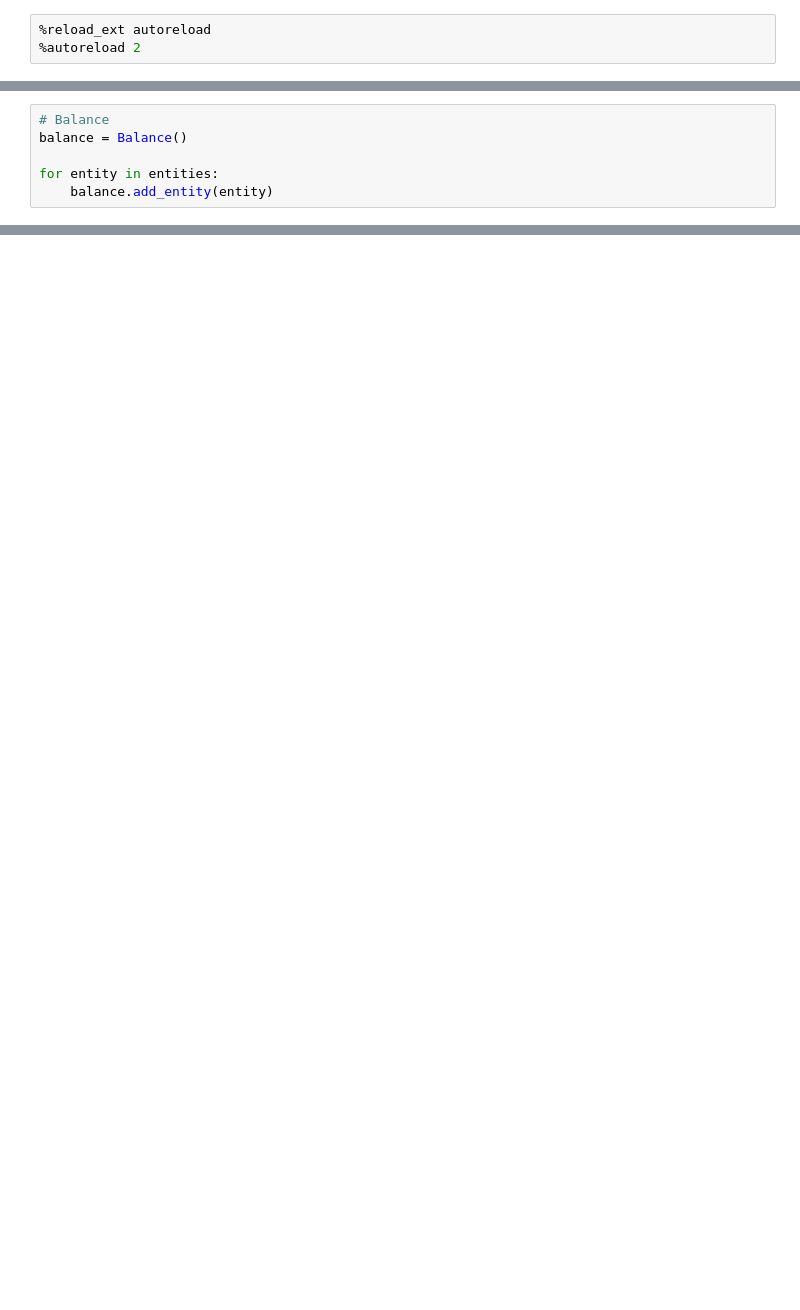
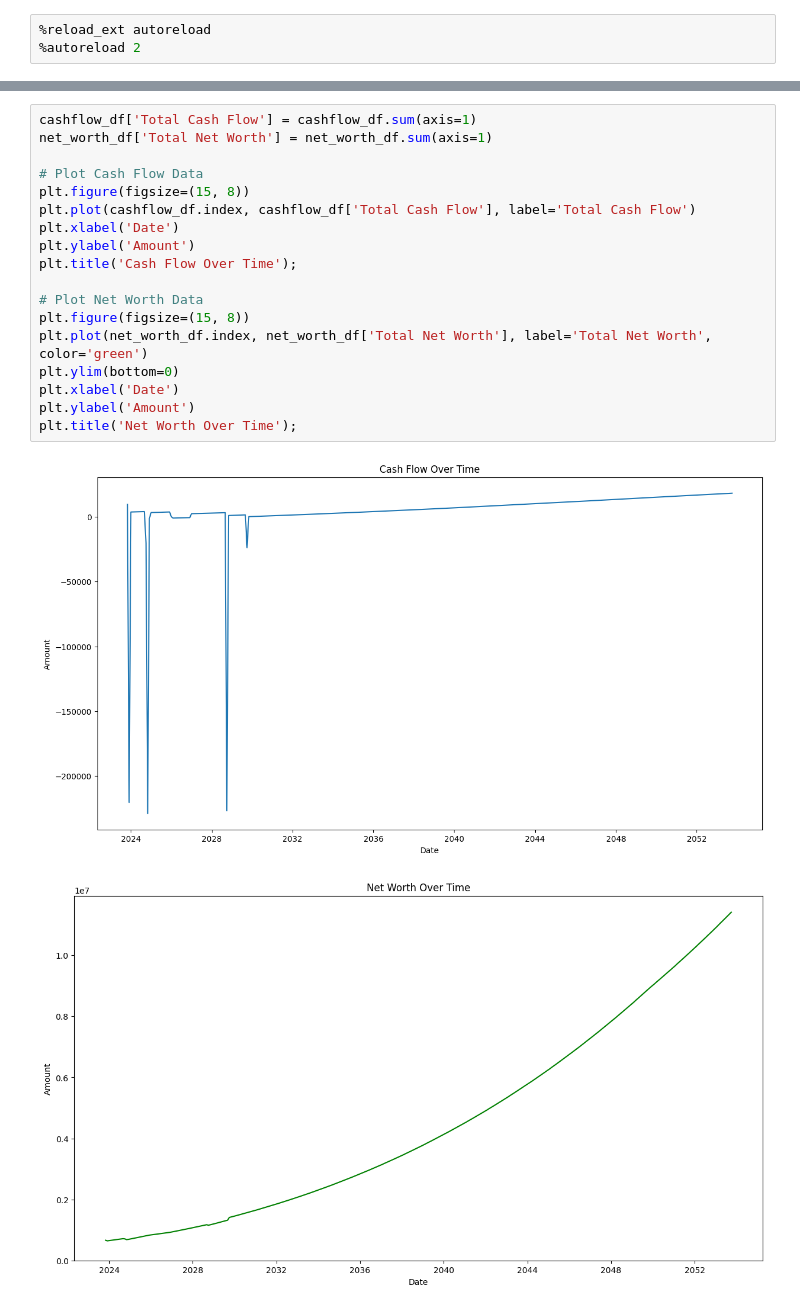
Before and after one commit to simonprudhomme/financial-planner, a Jupyter notebook: notebooks/financial-planner.ipynb, the cells around one changed output, grey strips where cells are left out. Drawn from its saved outputs; the diff is of its cells as text; blank space fills up the shorter version.

```diff
--- a/notebooks/financial-planner.ipynb
+++ b/notebooks/financial-planner.ipynb
@@ -87,6 +12,0 @@ cashflow.calculate_monthly_cash_flow('2024-04-01')
-# %%
-# Balance
-balance = Balance()
-
-for entity in entities:
-    balance.add_entity(entity)
@@ -124,0 +76,21 @@ simulation.run()
+# %%
+cashflow_df['Total Cash Flow'] = cashflow_df.sum(axis=1)
+net_worth_df['Total Net Worth'] = net_worth_df.sum(axis=1)
+
+# Plot Cash Flow Data
+plt.figure(figsize=(15, 8))
+plt.plot(cashflow_df.index, cashflow_df['Total Cash Flow'], label='Total Cash Flow')
+plt.xlabel('Date')
+plt.ylabel('Amount')
+plt.title('Cash Flow Over Time');
+
+# Plot Net Worth Data
+plt.figure(figsize=(15, 8))
+plt.plot(net_worth_df.index, net_worth_df['Total Net Worth'], label='Total Net Worth', color='green')
+plt.ylim(bottom=0)
+plt.xlabel('Date')
+plt.ylabel('Amount')
+plt.title('Net Worth Over Time');
+# %% [output]
+[figure, added]
+[figure, added]
```
Also changed, not shown: parts of 18 cells of this notebook, 7 other files.
